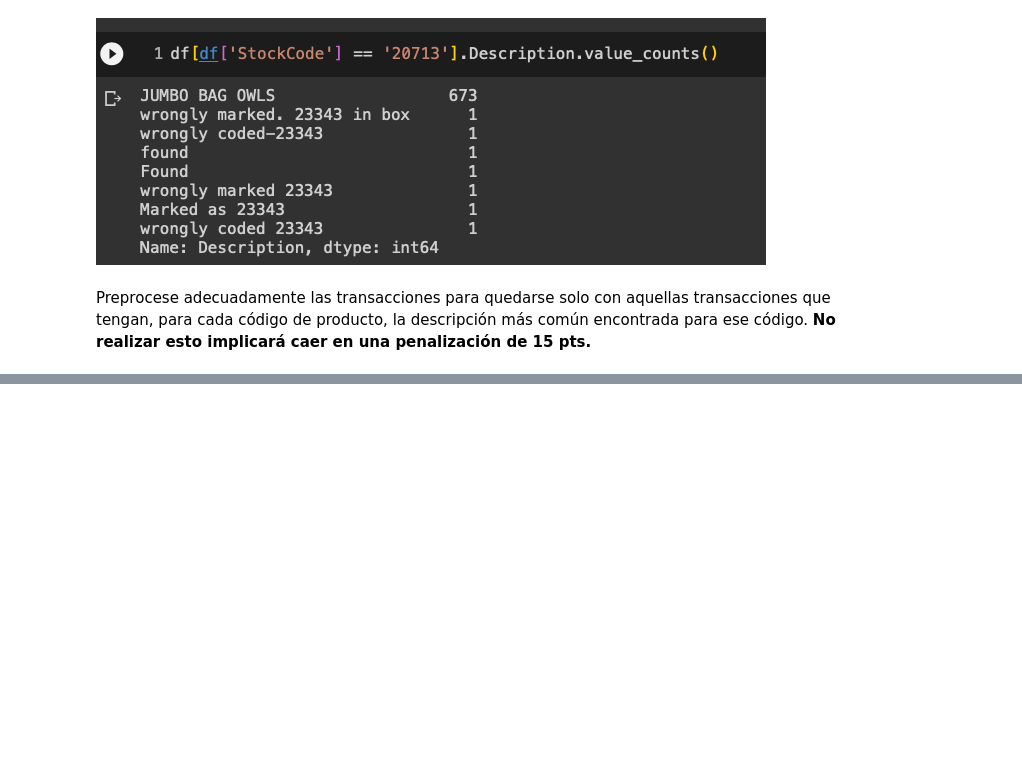
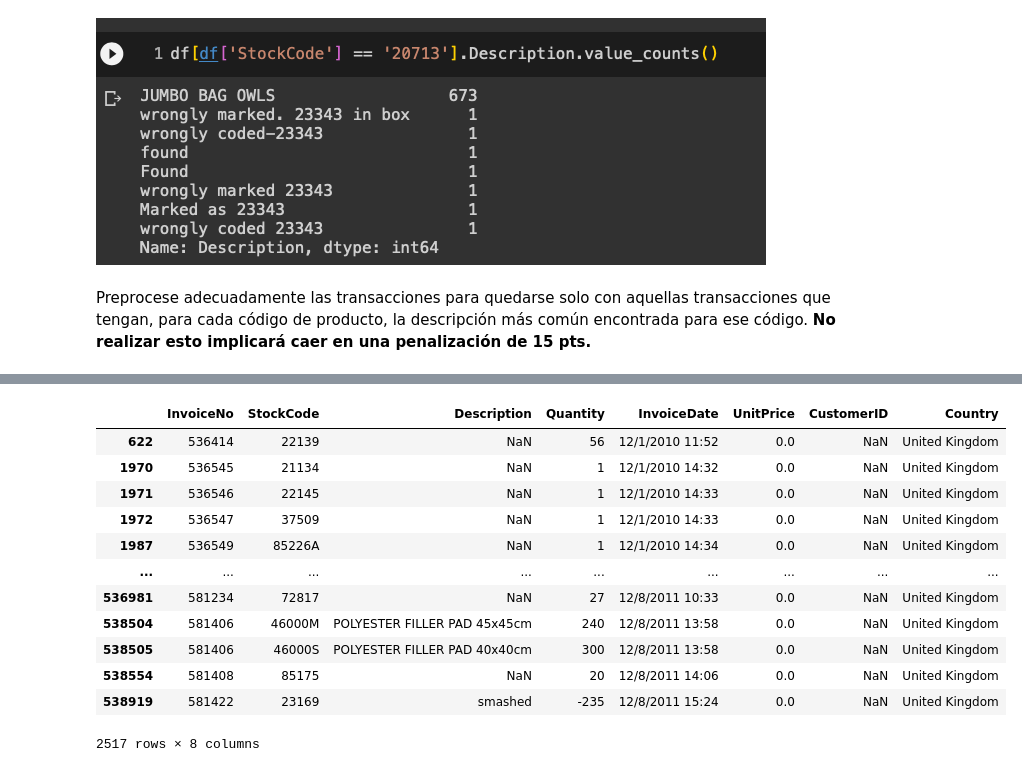
Before and after one commit to ElKroko/Data-Science, a Jupyter notebook: Tarea 3/Enunciado_Lab_3_Clustering_y_Reglas_de_Asociación.ipynb, the cells around one changed output, grey strips where cells are left out. Saved outputs shown, nothing was run; the diff lists cells and outputs as text; code cells hidden in the pictures; blank space fills up the shorter version.

```diff
--- a/Tarea 3/Enunciado_Lab_3_Clustering_y_Reglas_de_Asociación.ipynb
+++ b/Tarea 3/Enunciado_Lab_3_Clustering_y_Reglas_de_Asociación.ipynb
@@ -105,0 +87,17 @@ Preprocese adecuadamente las transacciones para quedarse solo con aquellas trans
+# %%
+negativePrice_df= ecom_df[ecom_df['UnitPrice']<=0] #Veremos cuantas filas tienen registros de precios=0 o negativos
+negativePrice_df
+# %% [output]
+|  | InvoiceNo | StockCode | Description | Quantity | InvoiceDate | UnitPrice | CustomerID | Country |
+| 622 | 536414 | 22139 | NaN | 56 | 12/1/2010 11:52 | 0.0 | NaN | United Kingdom |
+| 1970 | 536545 | 21134 | NaN | 1 | 12/1/2010 14:32 | 0.0 | NaN | United Kingdom |
+| 1971 | 536546 | 22145 | NaN | 1 | 12/1/2010 14:33 | 0.0 | NaN | United Kingdom |
+| 1972 | 536547 | 37509 | NaN | 1 | 12/1/2010 14:33 | 0.0 | NaN | United Kingdom |
+| 1987 | 536549 | 85226A | NaN | 1 | 12/1/2010 14:34 | 0.0 | NaN | United Kingdom |
+| ... | ... | ... | ... | ... | ... | ... | ... | ... |
+| 536981 | 581234 | 72817 | NaN | 27 | 12/8/2011 10:33 | 0.0 | NaN | United Kingdom |
+| 538504 | 581406 | 46000M | POLYESTER FILLER PAD 45x45cm | 240 | 12/8/2011 13:58 | 0.0 | NaN | United Kingdom |
+| 538505 | 581406 | 46000S | POLYESTER FILLER PAD 40x40cm | 300 | 12/8/2011 13:58 | 0.0 | NaN | United Kingdom |
+| 538554 | 581408 | 85175 | NaN | 20 | 12/8/2011 14:06 | 0.0 | NaN | United Kingdom |
+| 538919 | 581422 | 23169 | smashed | -235 | 12/8/2011 15:24 | 0.0 | NaN | United Kingdom |
+2517 rows × 8 columns
```
Also changed, not shown: parts of 13 cells of this notebook.
